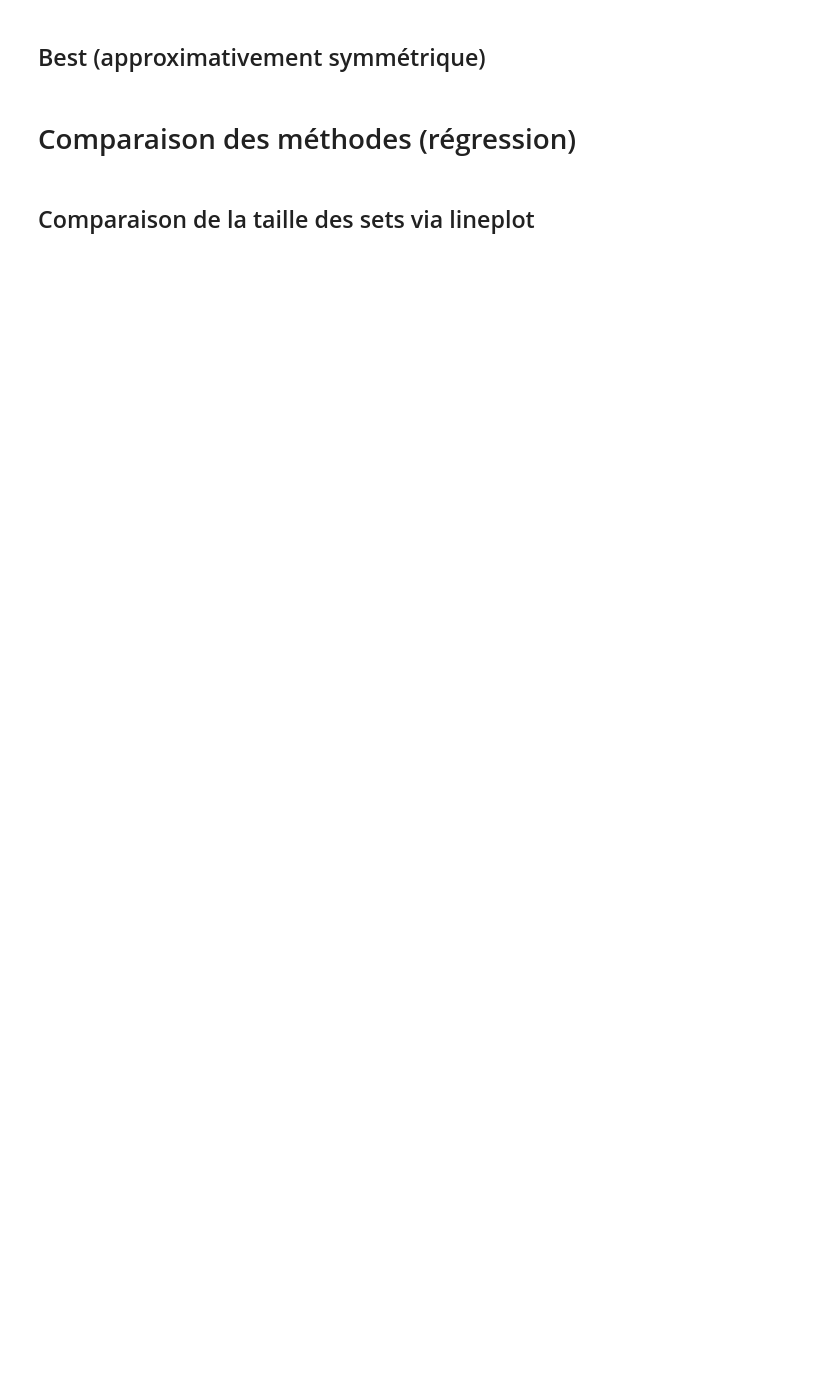
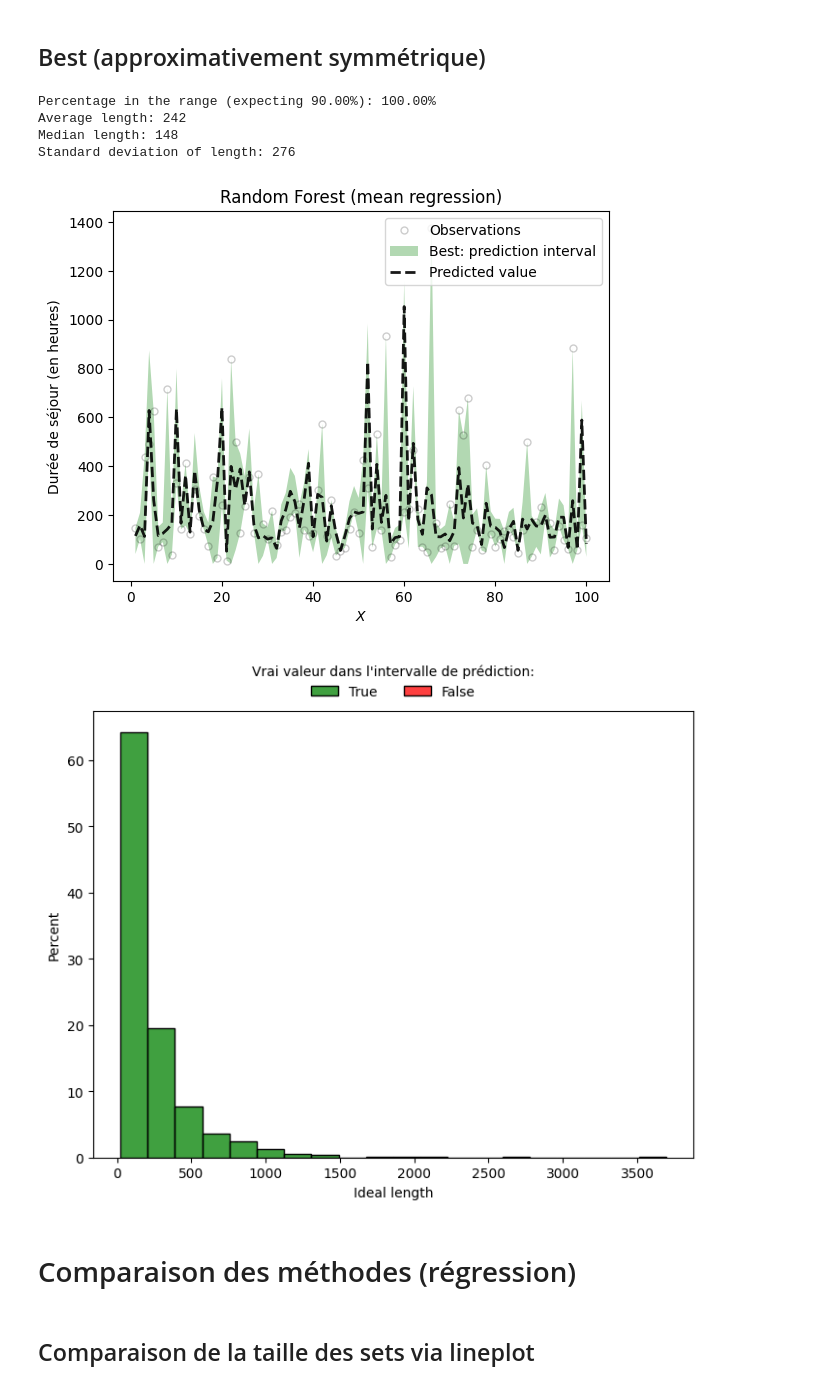
Before and after one commit to Krrcharles/Prediction-conforme-pour-les-donnees--analysee-par-Transformers, a Jupyter notebook: Code_stuart.ipynb, the cells around one changed output. Saved outputs shown, nothing was run; the diff lists cells and outputs as text; code cells hidden in the pictures; blank space fills up the shorter version.

Commit message:
on se base sur signa

```diff
--- a/Code_stuart.ipynb
+++ b/Code_stuart.ipynb
@@ -1949,34 +1984,47 @@ y_lower = y_lower_split.copy()
 y_upper = y_upper_split.copy()
 
 for i in range(len(y_test[~idx])):
     if pred_rf[i] < y_test[~idx].iloc[i]:
         y_lower[i] = max(pred_rf[i] - y_test[~idx].iloc[i]/2,0)
         y_upper[i] = y_test[~idx].iloc[i]
     else:
         y_lower[i] = max(y_test[~idx].iloc[i],0)
         y_upper[i] = pred_rf[i] + y_test[~idx].iloc[i]/2
 
 # compute and display the average coverage
 in_the_range = (y_test[~idx] >= y_lower) & (y_test[~idx]<= y_upper)
 print("Percentage in the range (expecting %.2f%%): %.2f%%" % (100*(1-alpha), np.sum(in_the_range) / len(y_test[~idx]) * 100))
 
 # compute length of the interval per each test point
 length = y_upper - y_lower
 print("Average length:", round(np.mean(length)))
 print("Median length:", round(np.median(length)))
 print("Standard deviation of length:", round(np.std(length)))
 
 plot_func(y=y_test[~idx],y_u=y_upper,y_l=y_lower,pred=pred_rf,shade_color='green',
-          method_name="Best:",title="Random Forests (mean regression)",
+          method_name="Best:",title="Random Forest (mean regression)",y_name='Durée de séjour (en heures)',
           filename="fig/regres/lineplot_best.png",save_figures=True)
 
 plot_hist(length = length, in_the_range = in_the_range, x_name="Ideal length", draw_quant=False,
         filename="fig/regres/histo_length_best.png", save_figures=True)
 
 # Percentage in the range (expecting 90.0%): 100.0
 # Average length: 241
 # Median length: 150
 # Standard deviation of length: 275
+
+# Signature
+# Percentage in the range (expecting 90.00%): 100.00%
+# Average length: 242
+# Median length: 148
+# Standard deviation of length: 276
+# %% [output]
+Percentage in the range (expecting 90.00%): 100.00%
+Average length: 242
+Median length: 148
+Standard deviation of length: 276
+[figure, added]
+[figure, added]
 # %% [markdown]
 # Comparaison des méthodes (régression)
 # %% [markdown]
```
Also changed, not shown: parts of 14 cells of this notebook, 18 other files.
